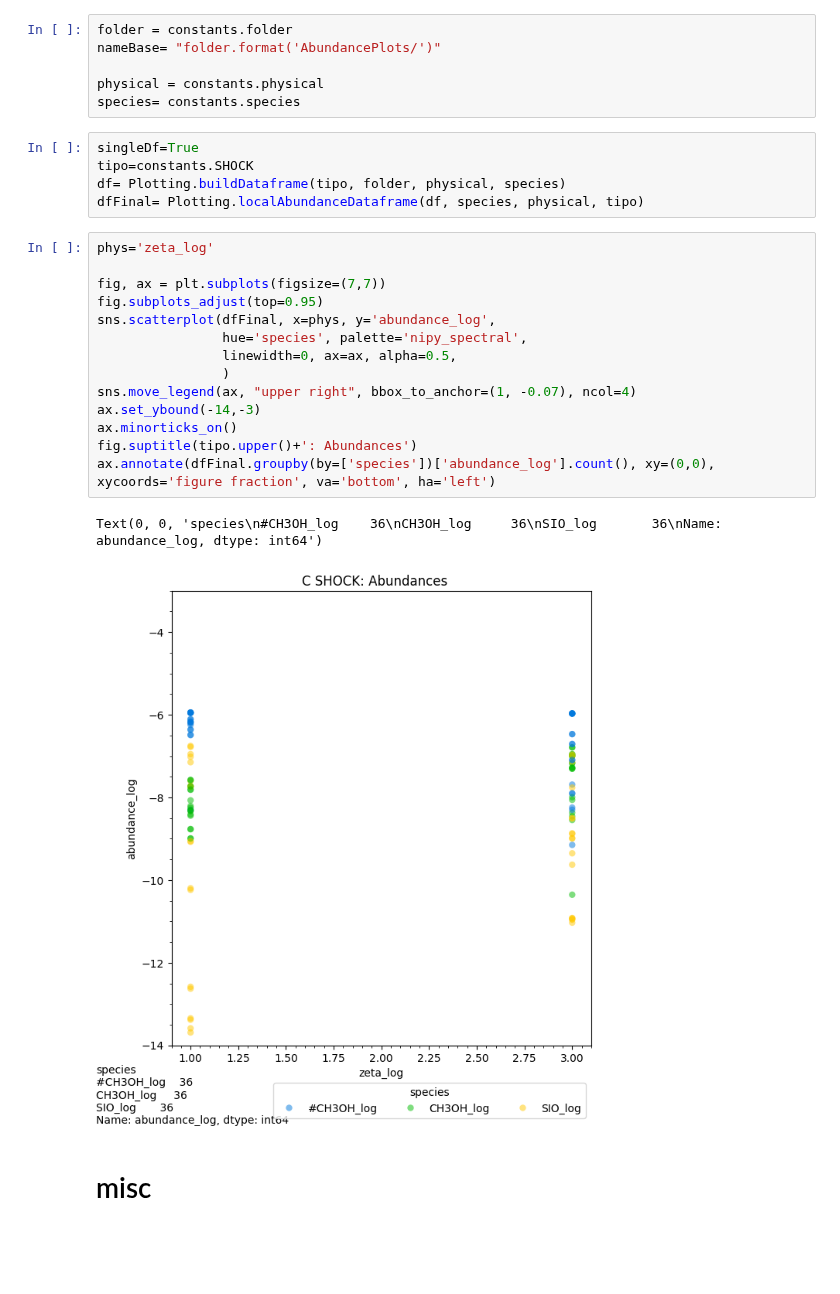
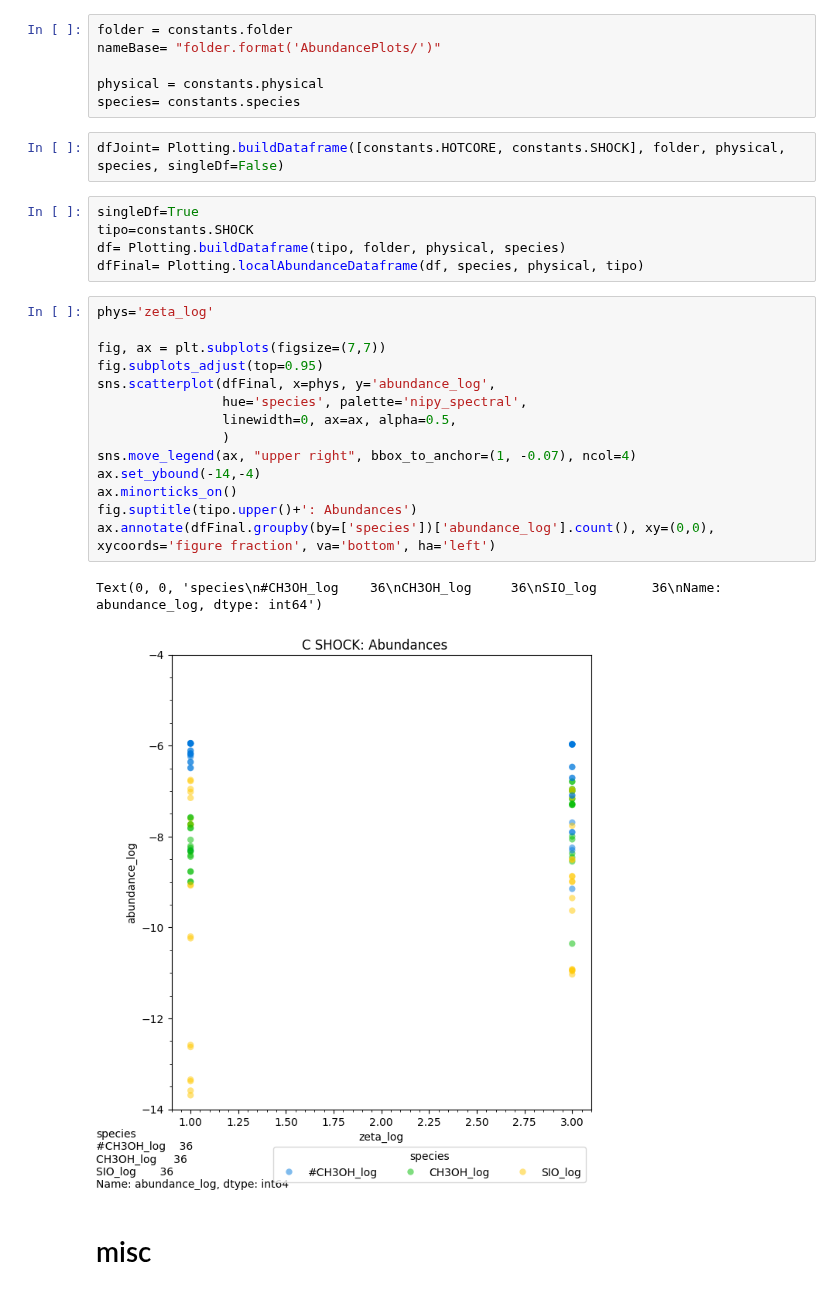
Before and after one commit to georgina-sampson/LEAPS-2024, a Jupyter notebook: Analysis/analysis.ipynb, the cells around one changed output. Saved outputs shown, nothing was run; the diff lists cells and outputs as text; blank space fills up the shorter version.

```diff
--- a/Analysis/analysis.ipynb
+++ b/Analysis/analysis.ipynb
@@ -10,6 +10,8 @@ nameBase= "folder.format('AbundancePlots/')"
 
 physical = constants.physical
 species= constants.species
+# %%
+dfJoint= Plotting.buildDataframe([constants.HOTCORE, constants.SHOCK], folder, physical, species, singleDf=False)
 # %%
 singleDf=True
 tipo=constants.SHOCK
@@ -18,20 +20,20 @@ dfFinal= Plotting.localAbundanceDataframe(df, species, physical, tipo)
 # %%
 phys='zeta_log'
 
 fig, ax = plt.subplots(figsize=(7,7))
 fig.subplots_adjust(top=0.95)
 sns.scatterplot(dfFinal, x=phys, y='abundance_log',
                 hue='species', palette='nipy_spectral',
                 linewidth=0, ax=ax, alpha=0.5,
                 )
 sns.move_legend(ax, "upper right", bbox_to_anchor=(1, -0.07), ncol=4)
-ax.set_ybound(-14,-3)
+ax.set_ybound(-14,-4)
 ax.minorticks_on()
 fig.suptitle(tipo.upper()+': Abundances')
 ax.annotate(dfFinal.groupby(by=['species'])['abundance_log'].count(), xy=(0,0), xycoords='figure fraction', va='bottom', ha='left')
 # %% [output]
 Text(0, 0, 'species\n#CH3OH_log    36\nCH3OH_log     36\nSIO_log       36\nName: abundance_log, dtype: int64')
-[figure, old version]
+[figure, new version]
 # %% [markdown]
 # misc
 # %%
```
Also changed, not shown: 28 other files.
